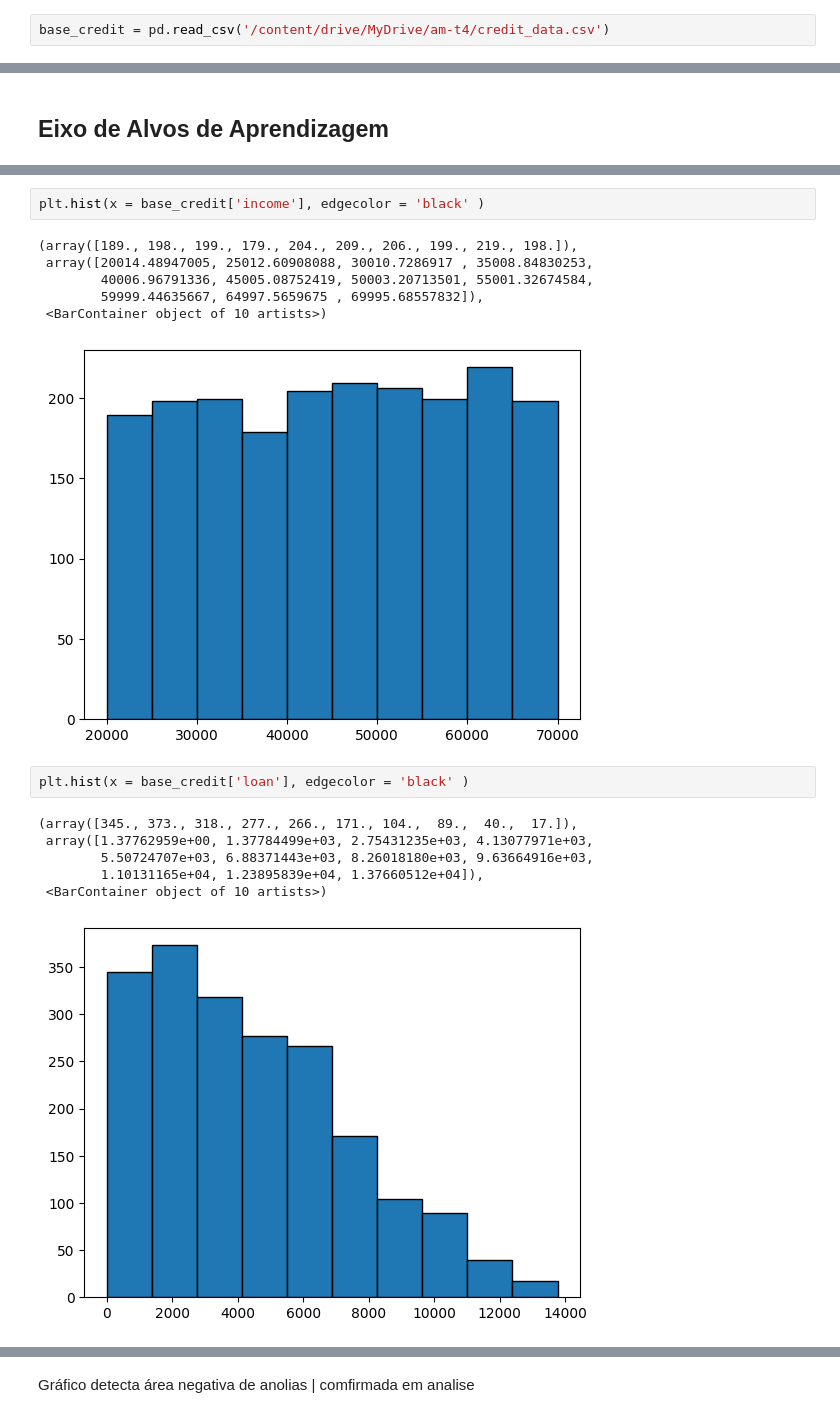
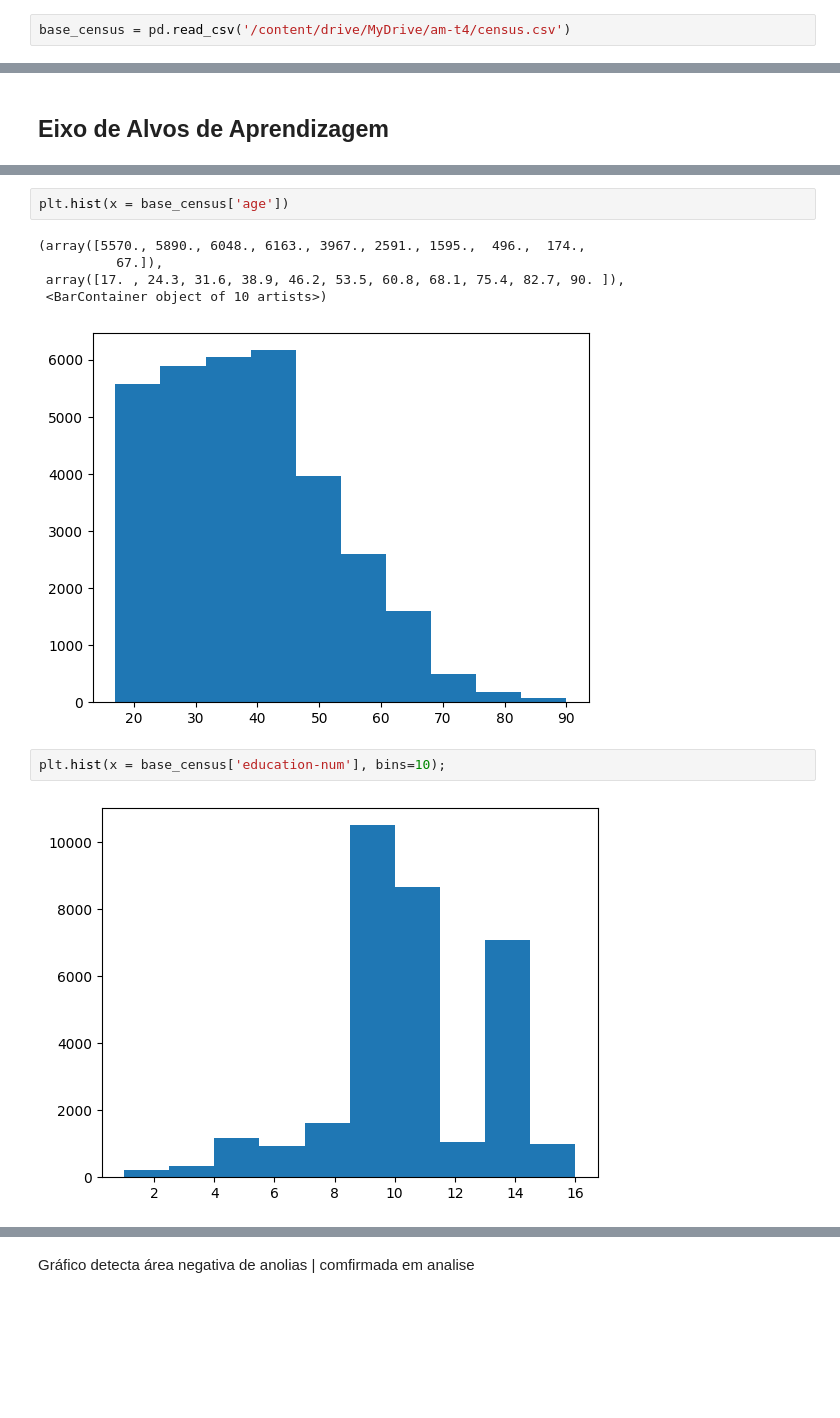
Before and after one commit to clarachence/am-t4-a12026, a Jupyter notebook: census1604_amt4.ipynb, the cells around one changed output, grey strips where cells are left out. Drawn from its saved outputs; the diff is of its cells as text; blank space fills up the shorter version.

Commit message:
Base Census

```diff
--- a/census1604_amt4.ipynb
+++ b/census1604_amt4.ipynb
@@ -22,5 +22,5 @@ import plotly.express as px
 # %% [markdown]
 ## Importar Data Frame [base_credit] - Descrição da base
 # %%
-base_credit = pd.read_csv('/content/drive/MyDrive/am-t4/credit_data.csv')
+base_census = pd.read_csv('/content/drive/MyDrive/am-t4/census.csv')
 # %%
@@ -113,19 +94,13 @@ sns.countplot(
 # %%
-plt.hist(x = base_credit['income'], edgecolor = 'black' )
+plt.hist(x = base_census['age'])
 # %% [output]
-(array([189., 198., 199., 179., 204., 209., 206., 199., 219., 198.]),
- array([20014.48947005, 25012.60908088, 30010.7286917 , 35008.84830253,
-        40006.96791336, 45005.08752419, 50003.20713501, 55001.32674584,
-        59999.44635667, 64997.5659675 , 69995.68557832]),
+(array([5570., 5890., 6048., 6163., 3967., 2591., 1595.,  496.,  174.,
+          67.]),
+ array([17. , 24.3, 31.6, 38.9, 46.2, 53.5, 60.8, 68.1, 75.4, 82.7, 90. ]),
  <BarContainer object of 10 artists>)
-[figure, old version]
+[figure, new version]
 # %%
-plt.hist(x = base_credit['loan'], edgecolor = 'black' )
+plt.hist(x = base_census['education-num'], bins=10);
 # %% [output]
-(array([345., 373., 318., 277., 266., 171., 104.,  89.,  40.,  17.]),
- array([1.37762959e+00, 1.37784499e+03, 2.75431235e+03, 4.13077971e+03,
-        5.50724707e+03, 6.88371443e+03, 8.26018180e+03, 9.63664916e+03,
-        1.10131165e+04, 1.23895839e+04, 1.37660512e+04]),
- <BarContainer object of 10 artists>)
-[figure, old version]
+[figure, new version]
 # %%
```
Also changed, not shown: parts of 14 cells of this notebook.
